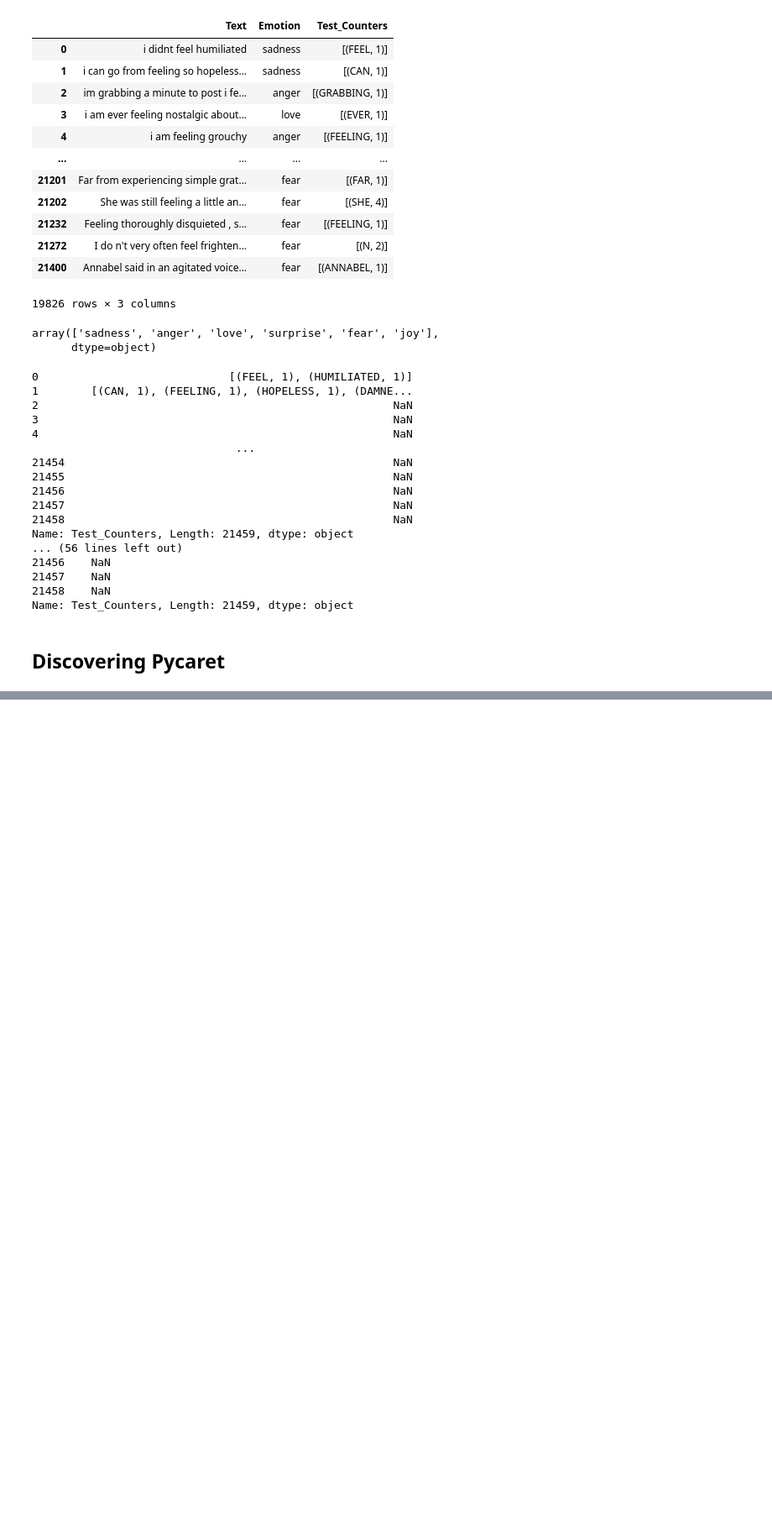
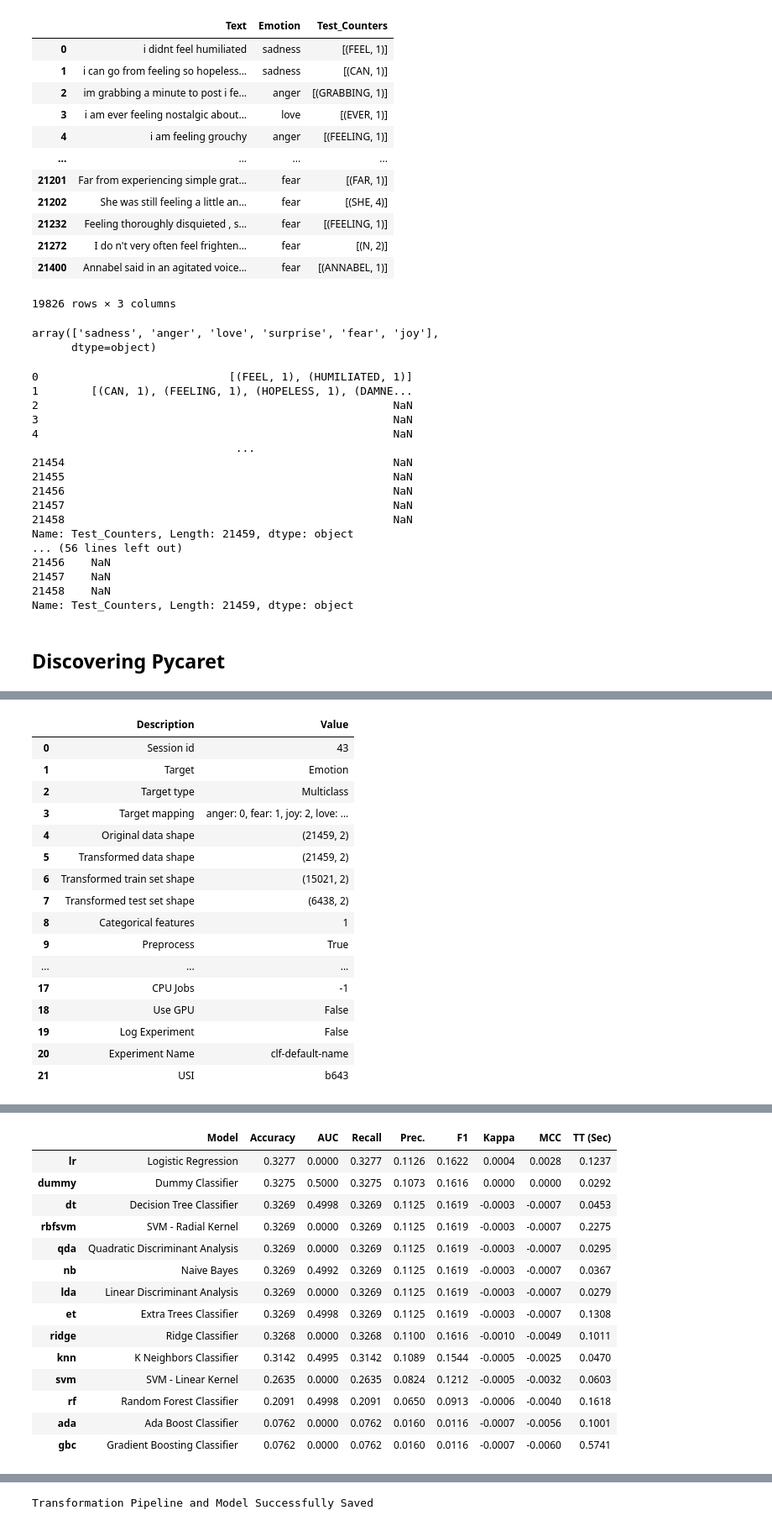
Before and after one commit to Antho-SJ/ml-in-the-clouds, a Jupyter notebook: julien_notebook.ipynb, the cells around one changed output, grey strips where cells are left out. Shown: that part at 84% size. Cells and saved outputs as stored; diff of their text form; code cells hidden in the pictures; blank space fills up the shorter version.

Commit message:
[Create] Model Save, failed tuning

```diff
--- a/julien_notebook.ipynb
+++ b/julien_notebook.ipynb
@@ -191,0 +293,29 @@ ImportError: cannot import name '_format_load_msg' from 'joblib.memory' (/home/j
+# %%
+model_tags = ['lr', 'knn', 'nb', 'dt', 'svm', 'rbfsvm', 'gpc', 'ridge', 'rf',\
+       'qda', 'ada', 'gbc', 'lda', 'et', 'dummy'] # long ass mf 'mlp', 'lightgbm'
+
+# Setup the classification task
+clf_setup = setup(data=df, target='Emotion', session_id=43, fold=100)
+
+# Compare the specified models
+best_model = compare_models(include=model_tags)
+
+save_model(best_model, 'first_best_model')
+# %% [output]
+|  | Description | Value |
+| 0 | Session id | 43 |
+| 1 | Target | Emotion |
+| 2 | Target type | Multiclass |
+| 3 | Target mapping | anger: 0, fear: 1, joy: 2, love: ... |
+| 4 | Original data shape | (21459, 2) |
+| 5 | Transformed data shape | (21459, 2) |
+| 6 | Transformed train set shape | (15021, 2) |
+| 7 | Transformed test set shape | (6438, 2) |
+| 8 | Categorical features | 1 |
+| 9 | Preprocess | True |
+| ... | ... | ... |
+| 17 | CPU Jobs | -1 |
+| 18 | Use GPU | False |
+| 19 | Log Experiment | False |
+| 20 | Experiment Name | clf-default-name |
+| 21 | USI | b643 |
@@ -191,0 +323,15 @@ ImportError: cannot import name '_format_load_msg' from 'joblib.memory' (/home/j
+|  | Model | Accuracy | AUC | Recall | Prec. | F1 | Kappa | MCC | TT (Sec) |
+| lr | Logistic Regression | 0.3277 | 0.0000 | 0.3277 | 0.1126 | 0.1622 | 0.0004 | 0.0028 | 0.1237 |
+| dummy | Dummy Classifier | 0.3275 | 0.5000 | 0.3275 | 0.1073 | 0.1616 | 0.0000 | 0.0000 | 0.0292 |
+| dt | Decision Tree Classifier | 0.3269 | 0.4998 | 0.3269 | 0.1125 | 0.1619 | -0.0003 | -0.0007 | 0.0453 |
+| rbfsvm | SVM - Radial Kernel | 0.3269 | 0.0000 | 0.3269 | 0.1125 | 0.1619 | -0.0003 | -0.0007 | 0.2275 |
+| qda | Quadratic Discriminant Analysis | 0.3269 | 0.0000 | 0.3269 | 0.1125 | 0.1619 | -0.0003 | -0.0007 | 0.0295 |
+| nb | Naive Bayes | 0.3269 | 0.4992 | 0.3269 | 0.1125 | 0.1619 | -0.0003 | -0.0007 | 0.0367 |
+| lda | Linear Discriminant Analysis | 0.3269 | 0.0000 | 0.3269 | 0.1125 | 0.1619 | -0.0003 | -0.0007 | 0.0279 |
+| et | Extra Trees Classifier | 0.3269 | 0.4998 | 0.3269 | 0.1125 | 0.1619 | -0.0003 | -0.0007 | 0.1308 |
+| ridge | Ridge Classifier | 0.3268 | 0.0000 | 0.3268 | 0.1100 | 0.1616 | -0.0010 | -0.0049 | 0.1011 |
+| knn | K Neighbors Classifier | 0.3142 | 0.4995 | 0.3142 | 0.1089 | 0.1544 | -0.0005 | -0.0025 | 0.0470 |
+| svm | SVM - Linear Kernel | 0.2635 | 0.0000 | 0.2635 | 0.0824 | 0.1212 | -0.0005 | -0.0032 | 0.0603 |
+| rf | Random Forest Classifier | 0.2091 | 0.4998 | 0.2091 | 0.0650 | 0.0913 | -0.0006 | -0.0040 | 0.1618 |
+| ada | Ada Boost Classifier | 0.0762 | 0.0000 | 0.0762 | 0.0160 | 0.0116 | -0.0007 | -0.0056 | 0.1001 |
+| gbc | Gradient Boosting Classifier | 0.0762 | 0.0000 | 0.0762 | 0.0160 | 0.0116 | -0.0007 | -0.0060 | 0.5741 |
@@ -191,0 +339 @@ ImportError: cannot import name '_format_load_msg' from 'joblib.memory' (/home/j
+Transformation Pipeline and Model Successfully Saved
```
Also changed, not shown: parts of 64 cells of this notebook, 2 other files.
